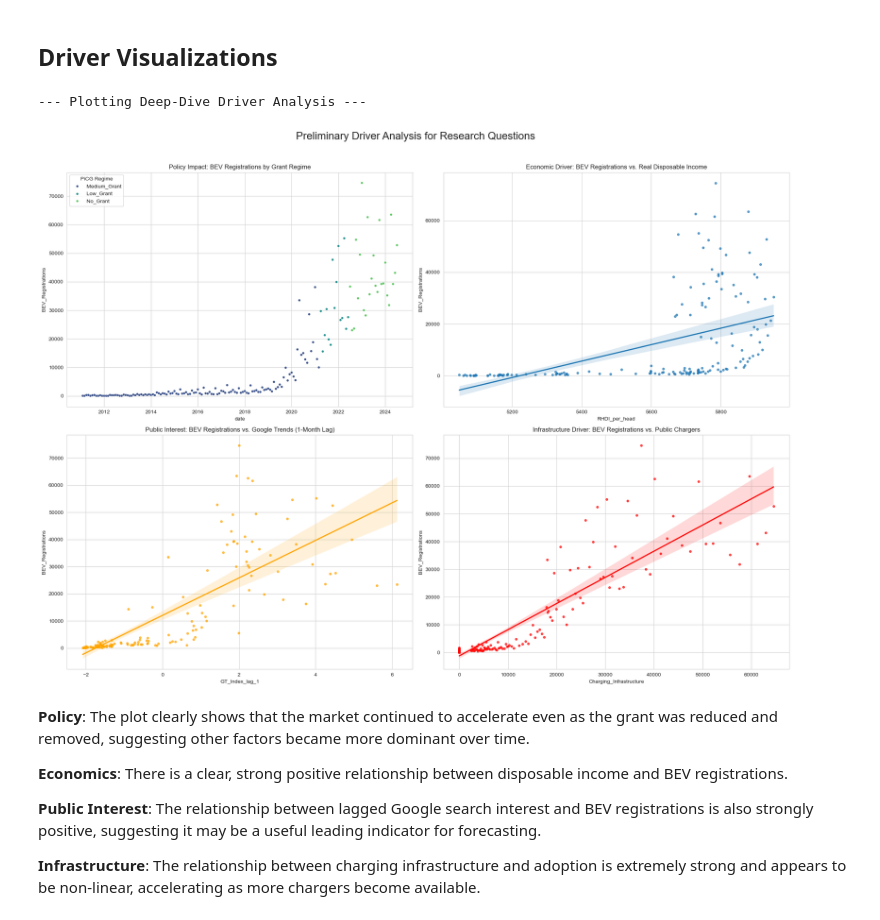
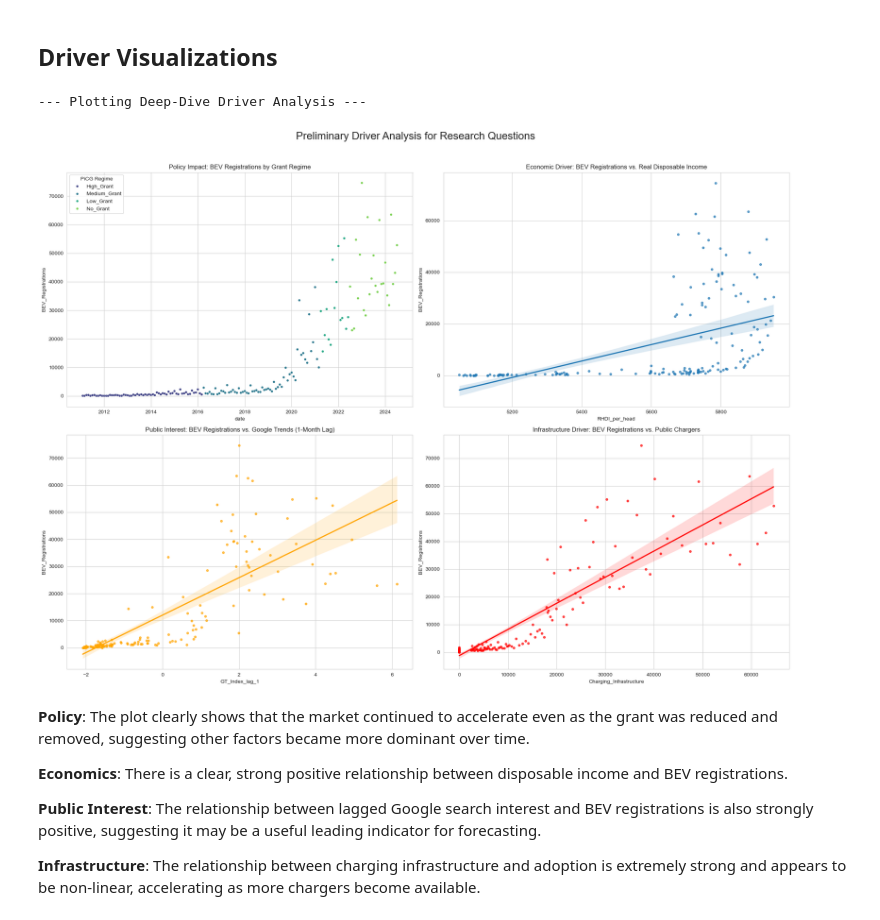
Before and after one commit to AshishSiwach/Masters_Dissertation, a Jupyter notebook: Code Files/Analysis and Modelling Code Files/EDA_Final.ipynb, the cells around one changed output. Drawn from its saved outputs; the diff is of its cells as text; code cells hidden in the pictures.

```diff
--- a/Code Files/Analysis and Modelling Code Files/EDA_Final.ipynb
+++ b/Code Files/Analysis and Modelling Code Files/EDA_Final.ipynb
@@ -10,7 +10,7 @@ from statsmodels.tsa.seasonal import seasonal_decompose
 sns.set_style("whitegrid")
 
 # Load the final model-ready dataset from Phase 1
-df = pd.read_csv('model_ready_dataset.csv', parse_dates=['date'], index_col='date')
+df = pd.read_csv("C:\\Users\\Ashish Siwach\\OneDrive - University of Exeter\\Dissertation_Cld\\Datasets\\enhanced_imputed_dataset.csv", parse_dates=['date'], index_col='date', dayfirst=True)
 
 print("Dataset loaded successfully. Shape:", df.shape)
 # %% [output]
@@ -43,6 +134,12 @@ The decomposition plot clearly shows a powerful upward trend. The seasonality pl
 The long term adoption curve
 # %%
 # --- Plot 1: Cumulative Adoption S-Curve ---
+# Create cumulative BEV registrations column
+df['cumulative_bev'] = df['BEV_Registrations'].cumsum()
+
+# Create BEV growth rate column (month-over-month percentage change)
+df['bev_growth_rate'] = df['BEV_Registrations'].pct_change() * 100
+
 print("\n--- Plotting Cumulative Adoption (S-Curve) ---")
 plt.figure(figsize=(14, 7))
 ax = sns.lineplot(x=df.index, y=df['cumulative_bev'])
@@ -98,31 +195,44 @@ plt.show()
 # %%
 print("\n--- Plotting Deep-Dive Driver Analysis ---")
 fig, axes = plt.subplots(2, 2, figsize=(20, 15))
 fig.suptitle('Preliminary Driver Analysis for Research Questions', fontsize=20)
+
+# Create a categorical policy regime feature based on the grant amount
+def assign_policy_regime(grant_amount):
+    if grant_amount >= 5000:
+        return 'High_Grant'
+    elif grant_amount >= 3000:
+        return 'Medium_Grant'
+    elif grant_amount > 0:
+        return 'Low_Grant'
+    else: # grant_amount == 0
+        return 'No_Grant'
+
+df['policy_regime'] = df['PiCG_Amount_GBP'].apply(assign_policy_regime)
 
 # RQ3: Policy Impact
 sns.scatterplot(ax=axes[0, 0], data=df, x=df.index, y='BEV_Registrations', hue='policy_regime', palette='viridis', s=20)
 axes[0, 0].set_title('Policy Impact: BEV Registrations by Grant Regime')
 axes[0, 0].legend(title='PiCG Regime')
 
 # RQ4: Economic Drivers
 sns.regplot(ax=axes[0, 1], data=df, x='RHDI_per_head', y='BEV_Registrations', scatter_kws={'s':15, 'alpha':0.7})
 axes[0, 1].set_title('Economic Driver: BEV Registrations vs. Real Disposable Income')
 
 # RQ5: Public Interest
 # We plot against a 1-month lag of Google Trends to check if it's a leading indicator
 sns.regplot(ax=axes[1, 0], data=df, x='GT_Index_lag_1', y='BEV_Registrations', color='orange', scatter_kws={'s':15, 'alpha':0.7})
 axes[1, 0].set_title('Public Interest: BEV Registrations vs. Google Trends (1-Month Lag)')
 
 # RQ6: Infrastructure
 sns.regplot(ax=axes[1, 1], data=df, x='Charging_Infrastructure', y='BEV_Registrations', color='red', scatter_kws={'s':15, 'alpha':0.7})
 axes[1, 1].set_title('Infrastructure Driver: BEV Registrations vs. Public Chargers')
 
 plt.tight_layout(rect=[0, 0, 1, 0.96])
 plt.show()
 # %% [output]
 --- Plotting Deep-Dive Driver Analysis ---
-[figure, old version]
+[figure, new version]
 # %% [markdown]
 **Policy**: The plot clearly shows that the market continued to accelerate even as the grant was reduced and removed, suggesting other factors became more dominant over time.
 
```
Also changed, not shown: parts of 6 cells of this notebook, 5 other files.
